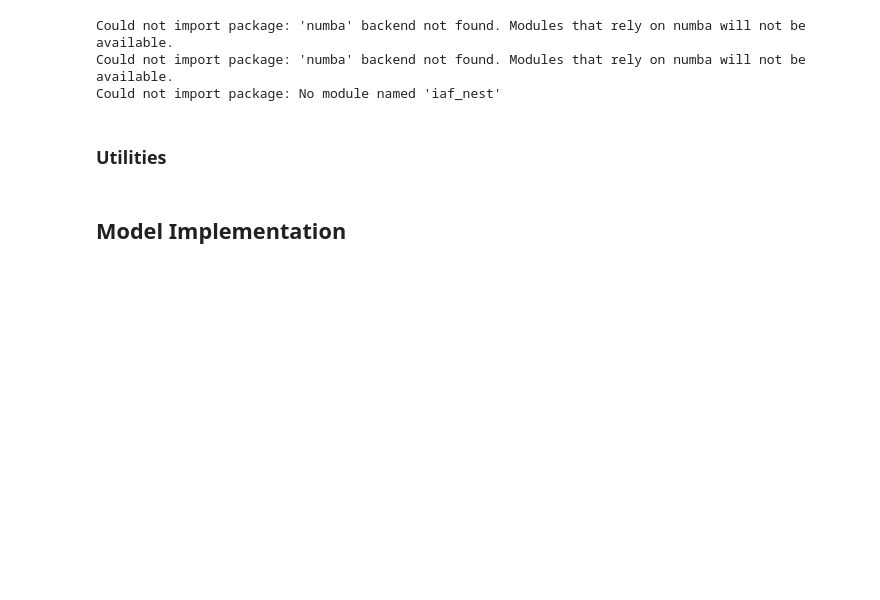
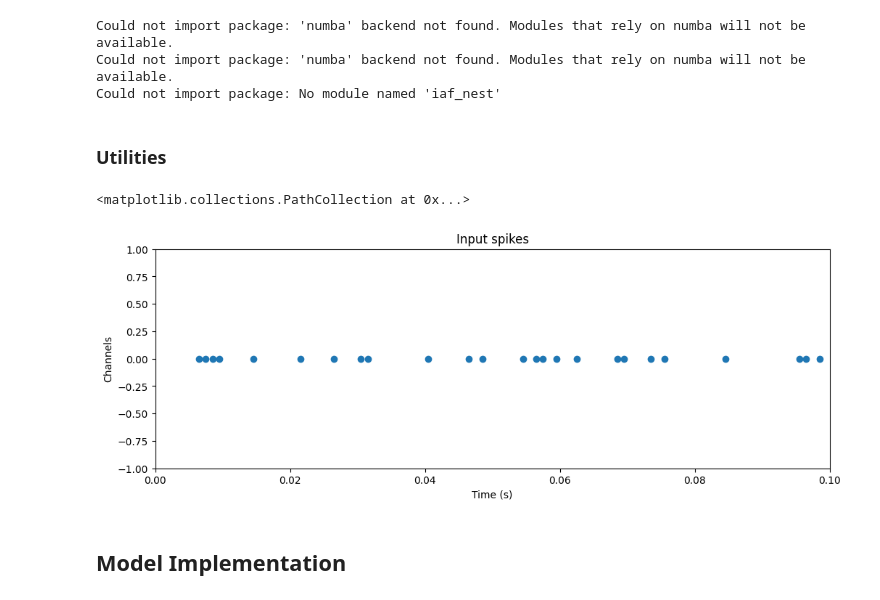
Before and after one commit to synsense/rockpool, a Jupyter notebook: docs/devices/DynapSE/spike_rate.ipynb, the cells around one changed output. Saved outputs shown, nothing was run; the diff lists cells and outputs as text; code cells hidden in the pictures; blank space fills up the shorter version.

Commit message:
dynapse training pipeline works

```diff
--- a/docs/devices/DynapSE/spike_rate.ipynb
+++ b/docs/devices/DynapSE/spike_rate.ipynb
@@ -204,3 +80,12 @@ def plot_LIF_record(
+# %%
+dt = 1e-3
+# %%
+spikes_in = poisson_spike_train(duration=100e-3, rate=200.0, dt=dt, seed=2022)
+spike_ts = TSEvent.from_raster(spikes_in, name = 'Input spikes', periodic = True, dt = dt)
+spike_ts.plot()
+# %% [output]
+<matplotlib.collections.PathCollection at 0x...>
+[figure, added]
 # %% [markdown]
 ## Model Implementation
 # %%
```
Also changed, not shown: parts of 33 cells of this notebook.
